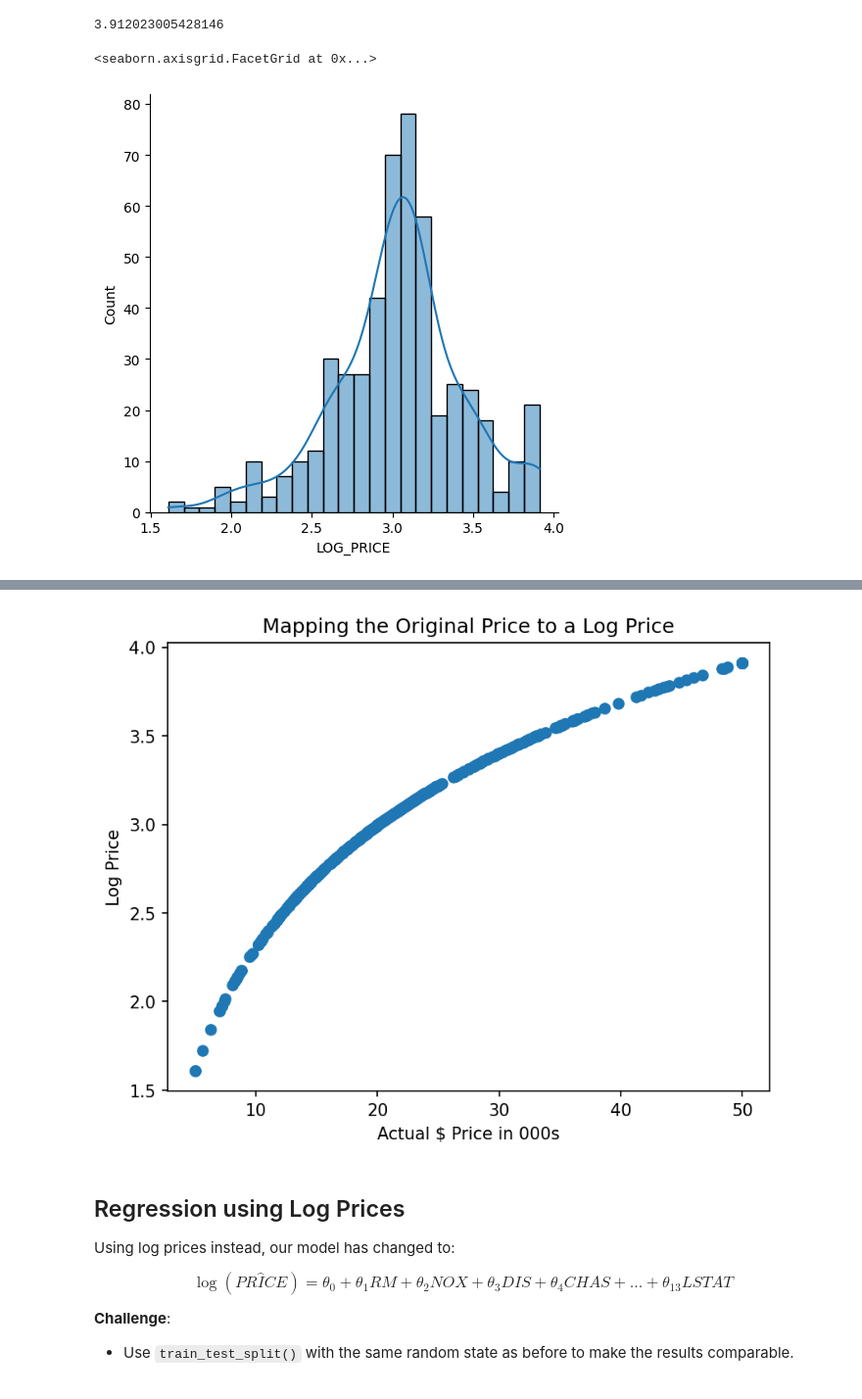
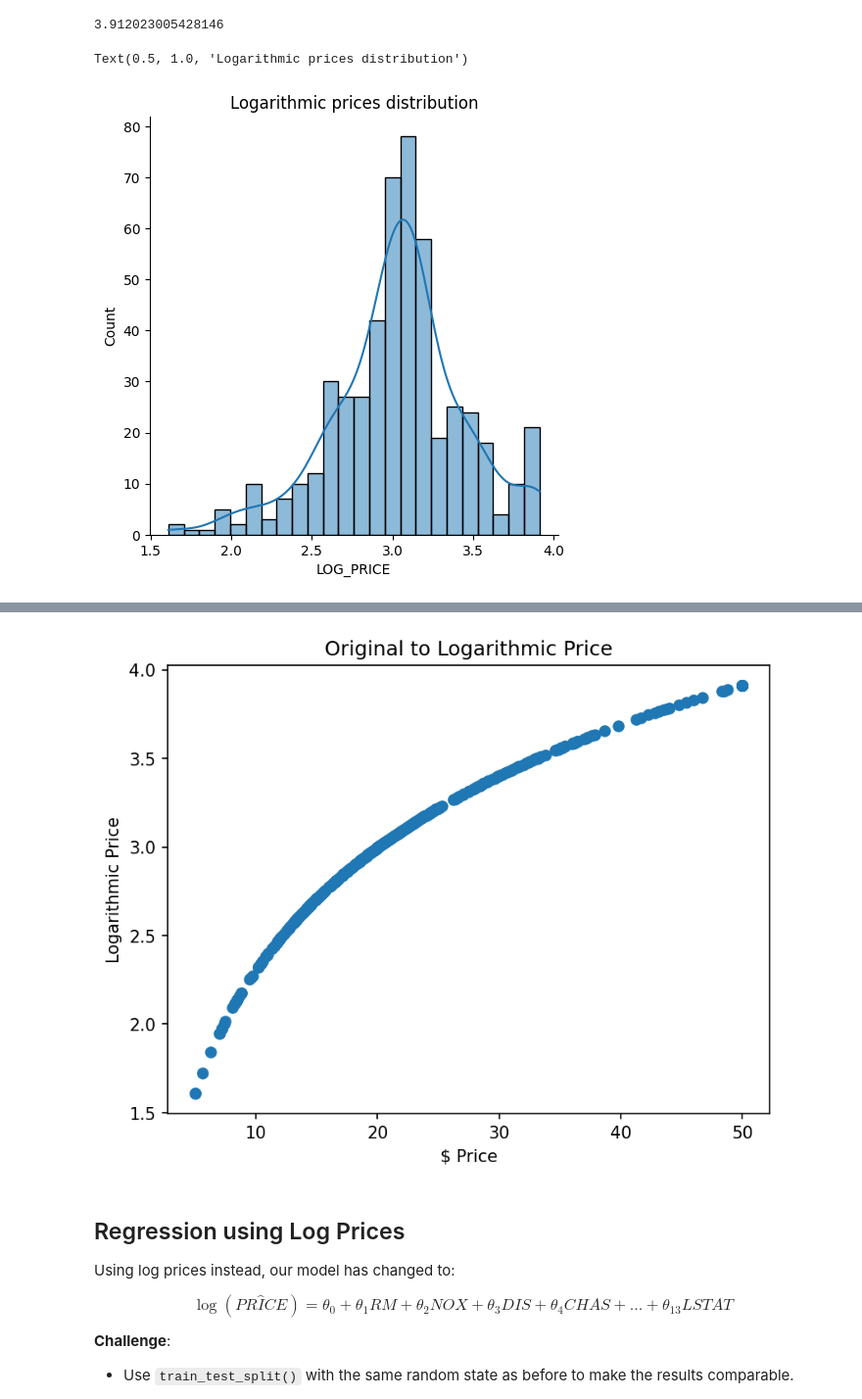
Before and after one commit to DamiTheCraftyPythonista/Data-Analysis-example-project-Property-Valuation-model, a Jupyter notebook: Multivariable_Regression_and_Valuation_Model_(start).ipynb, the cells around one changed output, grey strips where cells are left out. Shown at 98% size. Cells and saved outputs as stored; diff of their text form; code cells hidden in the pictures.

```diff
--- a/Multivariable_Regression_and_Valuation_Model_(start).ipynb
+++ b/Multivariable_Regression_and_Valuation_Model_(start).ipynb
@@ -544,9 +545,10 @@ data.LOG_PRICE.max()
 3.912023005428146
 # %%
 sns.displot(data.LOG_PRICE, kde=True)
+plt.title('Logarithmic prices distribution')
 # %% [output]
-<seaborn.axisgrid.FacetGrid at 0x...>
+Text(0.5, 1.0, 'Logarithmic prices distribution')
-[figure, old version]
+[figure, new version]
 # %% [markdown]
 #### How does the log transformation work?
 
@@ -557,14 +559,14 @@ Using a log transformation does not affect every price equally. Large prices are
 We can see this when we plot the actual prices against the (transformed) log prices.
 # %%
 plt.figure(dpi=150)
-plt.scatter(data.PRICE, np.log(data.PRICE))
+plt.scatter(data.PRICE, data.LOG_PRICE)
 
-plt.title('Mapping the Original Price to a Log Price')
-plt.ylabel('Log Price')
-plt.xlabel('Actual $ Price in 000s')
+plt.title('Original to Logarithmic Price')
+plt.ylabel('Logarithmic Price')
+plt.xlabel('$ Price')
 plt.show()
 # %% [output]
-[figure, old version]
+[figure, new version]
 # %% [markdown]
 ## Regression using Log Prices
 
```
Also changed, not shown: parts of 7 cells of this notebook.
